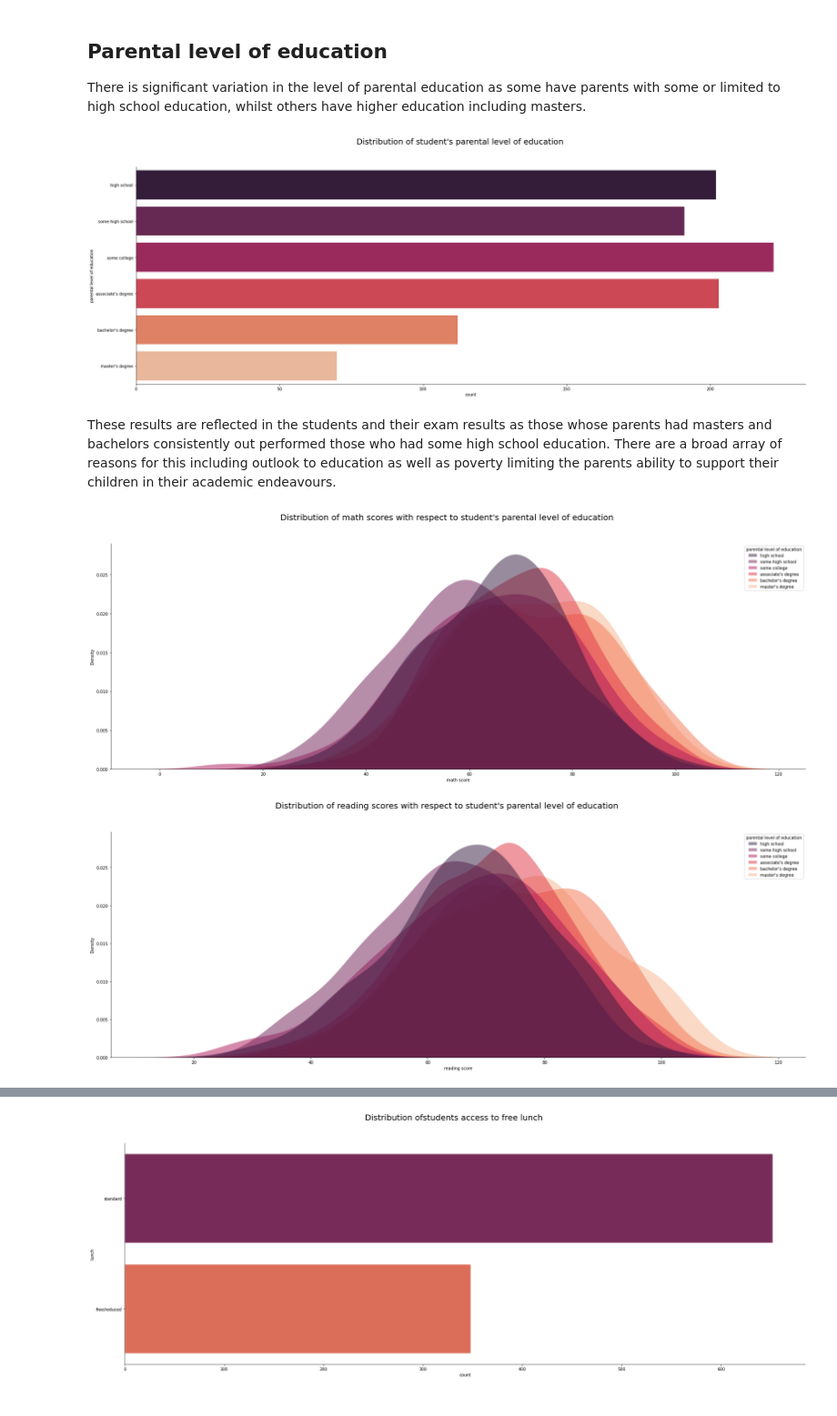
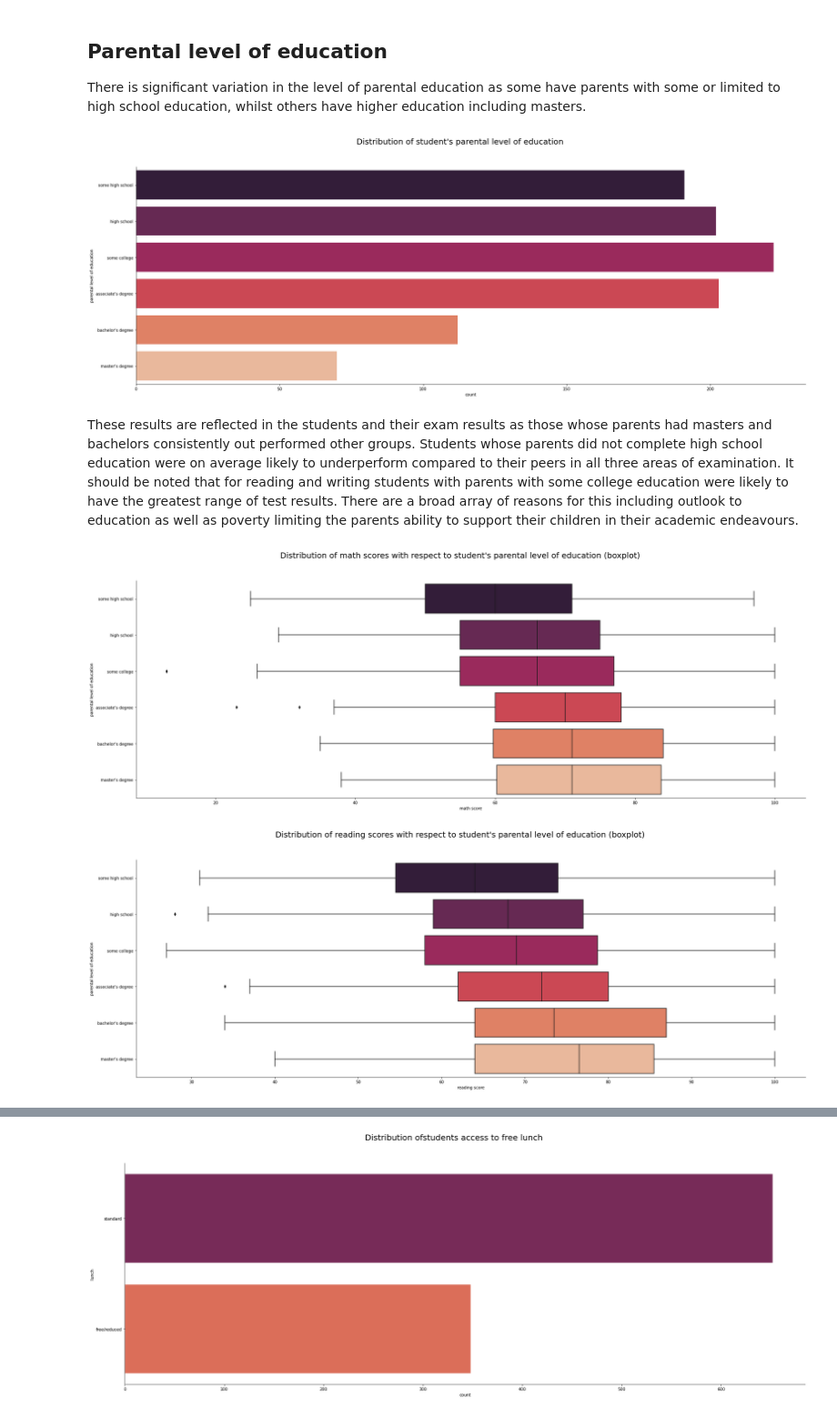
Before and after one commit to Lostinworlds/Anomaly_detection_Exam_Results, a Jupyter notebook: anomaly-detection-exam-results.ipynb, the cells around one changed output, grey strips where cells are left out. Shown at 91% size. Cells and saved outputs as stored; diff of their text form; code cells hidden in the pictures.

Commit message:
Kaggle Notebook | Anomaly detection | Exam results | Version 2

```diff
--- a/anomaly-detection-exam-results.ipynb
+++ b/anomaly-detection-exam-results.ipynb
@@ -164,40 +161,38 @@ fig.update_layout(margin=dict(l=0, r=0, b=0, t=0))
 # %% [markdown]
 ## Parental level of education
 There is significant variation in the level of parental education as some have parents with some or limited to high school education, whilst others have higher education including masters.
+# %%
+education_order = ['some high school','high school','some college', "associate's degree", "bachelor's degree", "master's degree"]
 # %%
 #create graph
 plt.figure(figsize= (30,10))
-sns.countplot(y= "parental level of education", data = df, palette = "rocket")
+sns.countplot(y= "parental level of education", data = df, palette = "rocket", order =education_order )
 
 sns.despine(top = True, right = True, left = False, bottom = False)
 plt.suptitle("Distribution of student's parental level of education", fontsize = 20)
 plt.show()
 # %% [output]
-[figure, old version]
+[figure, new version]
 # %% [markdown]
-These results are reflected in the students and their exam results as those whose parents had masters and bachelors consistently out performed those who had some high school education. There are a broad array of reasons for this including outlook to education as well as poverty limiting the parents ability to support their children in their academic endeavours.
+These results are reflected in the students and their exam results as those whose parents had masters and bachelors consistently out performed other groups. Students whose parents did not complete high school education were on average likely to underperform compared to their peers in all three areas of examination. It should be noted that for reading and writing students with parents with some college education were likely to have the greatest range of test results. There are a broad array of reasons for this including outlook to education as well as poverty limiting the parents ability to support their children in their academic endeavours.
 # %%
-#create graph
 plt.figure(figsize= (30,10))
-sns.kdeplot(x ="math score", data = df, hue ="parental level of education",  fill=True, common_norm=False, palette = "rocket",
-   alpha=.5, linewidth=0,)
+sns.boxplot( x ="math score", data = df, y = "parental level of education", palette = "rocket", order =education_order )
 
 sns.despine(top = True, right = True, left = False, bottom = False)
-plt.suptitle("Distribution of math scores with respect to student's parental level of education", fontsize = 20)
+plt.suptitle("Distribution of math scores with respect to student's parental level of education (boxplot)", fontsize = 20)
 
 plt.show()
 # %% [output]
-[figure, old version]
+[figure, new version]
 # %%
-#create graph
 plt.figure(figsize= (30,10))
-sns.kdeplot(x ="reading score", data = df, hue ="parental level of education",  fill=True, common_norm=False, palette = "rocket",
-   alpha=.5, linewidth=0,)
+sns.boxplot( x ="reading score", data = df, y = "parental level of education", palette = "rocket",order =education_order  )
 
 sns.despine(top = True, right = True, left = False, bottom = False)
-plt.suptitle("Distribution of reading scores with respect to student's parental level of education", fontsize = 20)
+plt.suptitle("Distribution of reading scores with respect to student's parental level of education (boxplot)", fontsize = 20)
 
 plt.show()
 # %% [output]
-[figure, old version]
+[figure, new version]
 # %%
```
Also changed, not shown: parts of 17 cells of this notebook.
